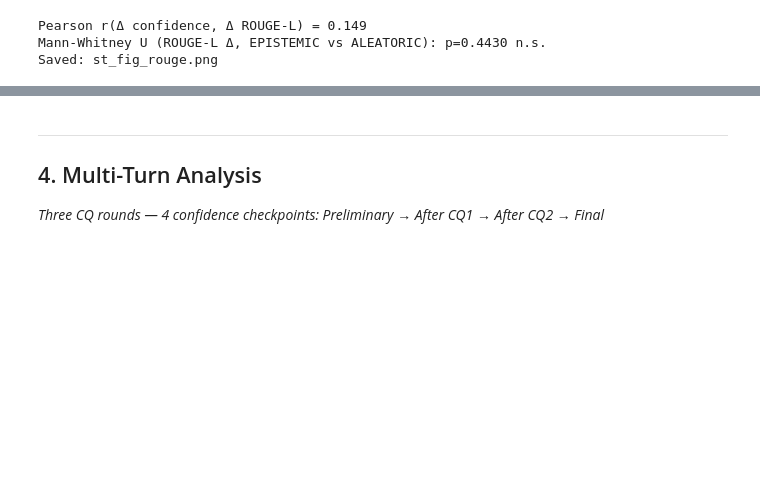
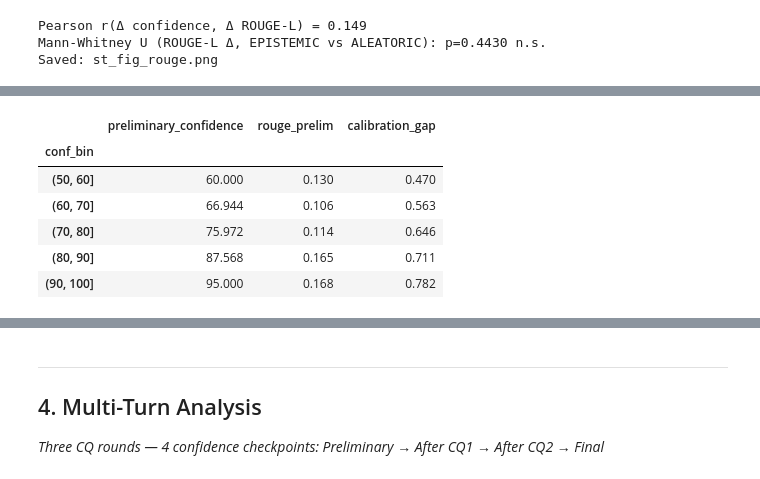
Before and after one commit to dagmaros27/llm-uncertainity-benchmark, a Jupyter notebook: pilot_study/notebooks/ms-dialog/msdialog_analysis.ipynb, the cells around one changed output, grey strips where cells are left out. Drawn from its saved outputs; the diff is of its cells as text; code cells hidden in the pictures; blank space fills up the shorter version.

Commit message:
Add 4 new analysis sections to MS-Dialog notebook: simulator hedge analysis, entropy correlations, overconfidence gap, MT answer variation
Co-Authored-By: Claude Sonnet 4.6 <noreply@anthropic.com>

```diff
--- a/pilot_study/notebooks/ms-dialog/msdialog_analysis.ipynb
+++ b/pilot_study/notebooks/ms-dialog/msdialog_analysis.ipynb
@@ -486,0 +705,90 @@ Saved: st_fig_rouge.png
+# %%
+oc_df = st_with_type.copy()
+oc_df["gap_prelim"]  = oc_df["preliminary_confidence"] / 100.0 - oc_df["rouge_prelim"]
+oc_df["gap_updated"] = oc_df["updated_confidence"]     / 100.0 - oc_df["rouge_updated"]
+oc_df["gap_delta"]   = oc_df["gap_updated"] - oc_df["gap_prelim"]   # negative = better calibrated
+
+def cal_class(gap):
+    if gap > 0.15:  return "Overconfident"
+    if gap < -0.15: return "Underconfident"
+    return "Well-calibrated"
+
+oc_df["cal_class_prelim"]  = oc_df["gap_prelim"].apply(cal_class)
+oc_df["cal_class_updated"] = oc_df["gap_updated"].apply(cal_class)
+
+print("=== Overconfidence Gap Analysis ===\n")
+print(f"Preliminary gap  — mean: {oc_df['gap_prelim'].mean():+.3f}  "
+      f"median: {oc_df['gap_prelim'].median():+.3f}")
+print(f"Updated gap      — mean: {oc_df['gap_updated'].mean():+.3f}  "
+      f"median: {oc_df['gap_updated'].median():+.3f}")
+print(f"Gap delta        — mean: {oc_df['gap_delta'].mean():+.3f}  "
+      f"(negative = improved calibration)")
+
+print("\nCalibration class — Preliminary:")
+display(oc_df["cal_class_prelim"].value_counts())
+print("\nCalibration class — Updated:")
+display(oc_df["cal_class_updated"].value_counts())
+
+# ECE approximation: bin confidence, compute mean ROUGE-L per bin
+bins = [0, 50, 60, 70, 80, 90, 100]
+oc_df["conf_bin"]   = pd.cut(oc_df["preliminary_confidence"], bins=bins, right=True)
+oc_df["conf_bin_u"] = pd.cut(oc_df["updated_confidence"],     bins=bins, right=True)
+ece_prelim  = oc_df.groupby("conf_bin",  observed=True)[["preliminary_confidence","rouge_prelim"]].mean()
+ece_updated = oc_df.groupby("conf_bin_u",observed=True)[["updated_confidence","rouge_updated"]].mean()
+ece_prelim["calibration_gap"]  = ece_prelim["preliminary_confidence"]/100 - ece_prelim["rouge_prelim"]
+ece_updated["calibration_gap"] = ece_updated["updated_confidence"]/100    - ece_updated["rouge_updated"]
+
+print("\nECE bins — Preliminary (conf/100 vs ROUGE-L):")
+display(ece_prelim.round(3))
+
+# Overconfidence gap by CQ type
+oc_typed = oc_df[oc_df["cq_type"].isin({"EPISTEMIC","ALEATORIC"})]
+print("\nOverconfidence gap (preliminary) by CQ type:")
+display(oc_typed.groupby("cq_type")["gap_prelim"].agg(["mean","median","std"]).round(3))
+
+# Visualise
+fig, axes = plt.subplots(1, 3, figsize=(15, 4))
+
+# 1. Scatter: confidence vs ROUGE-L (pre-CQ), diagonal = perfect calibration
+for lbl, color in [("EPISTEMIC","steelblue"),("ALEATORIC","salmon")]:
+    sub = oc_typed[oc_typed["cq_type"]==lbl]
+    axes[0].scatter(sub["preliminary_confidence"]/100, sub["rouge_prelim"],
+                    c=color, alpha=0.65, s=40, label=lbl)
+axes[0].plot([0,1],[0,1], "k--", lw=1, label="Perfect calibration")
+axes[0].set_xlabel("Confidence (normalised)")
+axes[0].set_ylabel("ROUGE-L (quality proxy)")
+axes[0].set_title("Confidence vs Quality (Pre-CQ)")
+axes[0].legend(fontsize=8)
+
+# 2. Hist of overconfidence gap before/after CQ
+axes[1].hist(oc_df["gap_prelim"],  bins=20, alpha=0.6, color="steelblue",
+             label=f"Preliminary  (μ={oc_df['gap_prelim'].mean():+.3f})", edgecolor="white")
+axes[1].hist(oc_df["gap_updated"], bins=20, alpha=0.6, color="seagreen",
+             label=f"Updated      (μ={oc_df['gap_updated'].mean():+.3f})", edgecolor="white")
+axes[1].axvline(0, color="red", lw=1.5, linestyle="--", label="Perfect calibration")
+axes[1].set_xlabel("Overconfidence gap (conf/100 − ROUGE-L)")
+axes[1].set_ylabel("Count")
+axes[1].set_title("Overconfidence Gap Distribution")
+axes[1].legend(fontsize=8)
+
+# 3. ECE plot: conf bin midpoint vs mean ROUGE-L
+prelim_conf_mid = ece_prelim["preliminary_confidence"].values / 100
+prelim_rouge    = ece_prelim["rouge_prelim"].values
+upd_conf_mid    = ece_updated["updated_confidence"].values / 100
+upd_rouge       = ece_updated["rouge_updated"].values
+axes[2].plot([0,1],[0,1],"k--", lw=1, label="Perfect calibration")
+axes[2].plot(prelim_conf_mid, prelim_rouge, "o-", color="steelblue",
+             lw=2, ms=7, label="Pre-CQ")
+axes[2].plot(upd_conf_mid,   upd_rouge,    "s-", color="seagreen",
+             lw=2, ms=7, label="Post-CQ")
+axes[2].set_xlabel("Mean Confidence (bin midpoint, normalised)")
+axes[2].set_ylabel("Mean ROUGE-L")
+axes[2].set_title("ECE Calibration Plot")
+axes[2].legend(fontsize=8)
+
+fig.suptitle(f"Overconfidence Gap Analysis — {MODEL_ID}", fontsize=13)
+plt.tight_layout()
+plt.savefig(OUTPUTS / "st_fig_overconfidence.png", dpi=150)
+plt.show()
+print("Saved: st_fig_overconfidence.png")
+# %% [output]
@@ -486,0 +810,7 @@ Saved: st_fig_rouge.png
+|  | preliminary_confidence | rouge_prelim | calibration_gap |
+| conf_bin |  |  |  |
+| (50, 60] | 60.000 | 0.130 | 0.470 |
+| (60, 70] | 66.944 | 0.106 | 0.563 |
+| (70, 80] | 75.972 | 0.114 | 0.646 |
+| (80, 90] | 87.568 | 0.165 | 0.711 |
+| (90, 100] | 95.000 | 0.168 | 0.782 |
```
Also changed, not shown: parts of 11 cells of this notebook.
